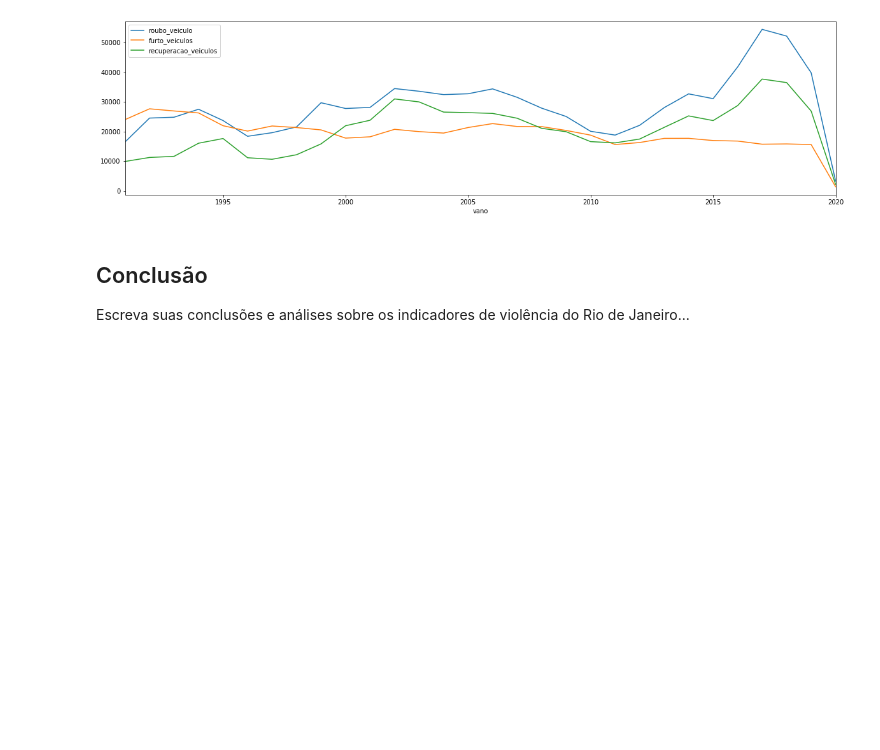
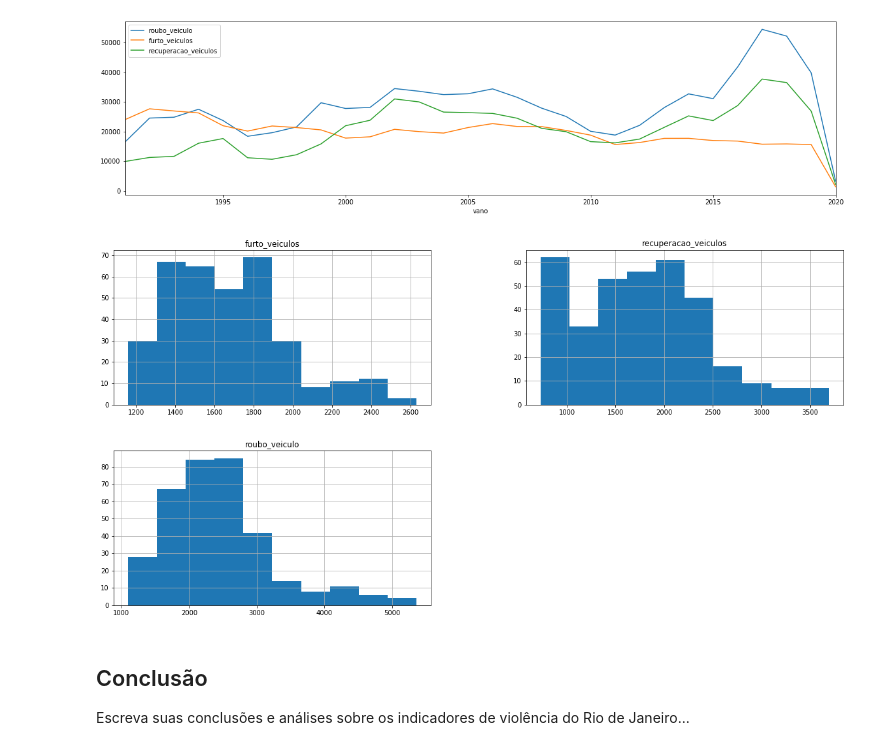
Before and after one commit to DouglasFrancoDS/Data_Sciense, a Jupyter notebook: PROJETO_Analisando_a_Violência_no_Rio_de_Janeirob.ipynb, the cells around one changed output. Saved outputs shown, nothing was run; the diff lists cells and outputs as text; code cells hidden in the pictures; blank space fills up the shorter version.

```diff
--- a/PROJETO_Analisando_a_Violência_no_Rio_de_Janeirob.ipynb
+++ b/PROJETO_Analisando_a_Violência_no_Rio_de_Janeirob.ipynb
@@ -175,6 +185,10 @@ Hora mais esperada do estudo. Gráficos! Vão nos permitir entender melhor o que
 newdf2.plot(figsize=(20,5));
 # %% [output]
 [figure]
+# %%
+df[['roubo_veiculo','furto_veiculos', 'recuperacao_veiculos']].hist(figsize=(20,10));
+# %% [output]
+[figure, added]
 # %% [markdown]
 ## Conclusão
 
```
Also changed, not shown: parts of 3 cells of this notebook.
